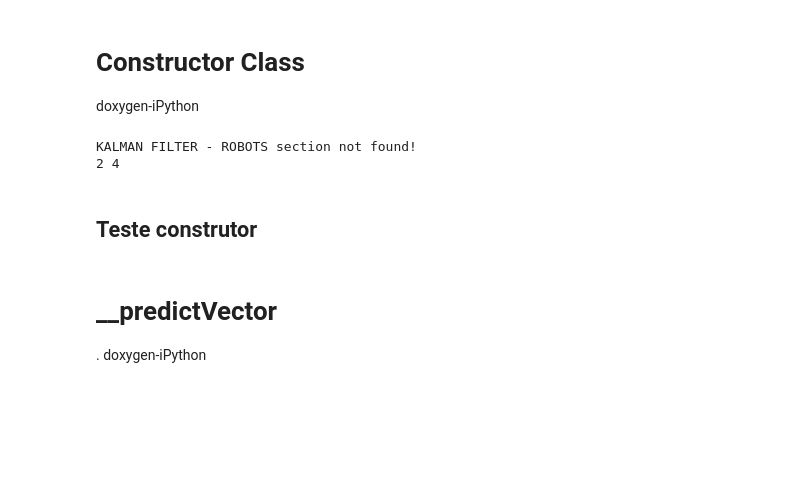
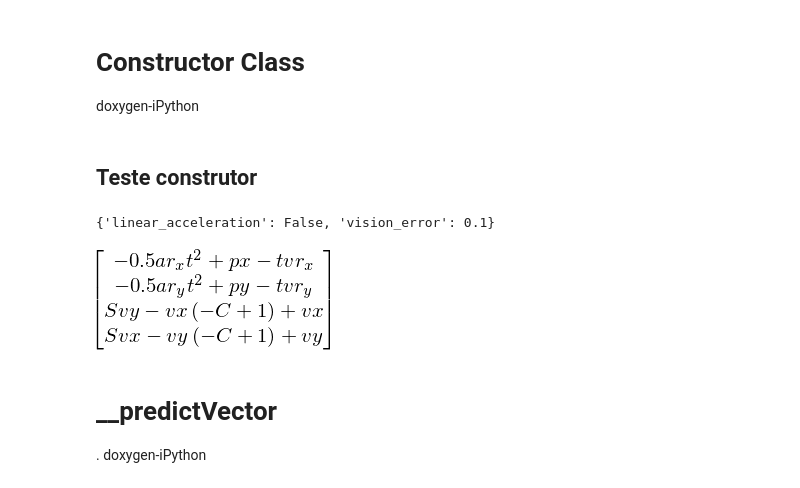
Before and after one commit to RoboFEI/RoboFEI-HT_2019, a Jupyter notebook: AI/Visual_Memory/Workbench/iPython/Robots.ipynb, the cells around one changed output. Drawn from its saved outputs; the diff is of its cells as text; code cells hidden in the pictures; blank space fills up the shorter version.

```diff
--- a/AI/Visual_Memory/Workbench/iPython/Robots.ipynb
+++ b/AI/Visual_Memory/Workbench/iPython/Robots.ipynb
@@ -175,26 +182,23 @@ pos = [0, 0] #debug-iPython
 #ini-tab -> Criando construtor
 # Instantiating constructor for inherited class.
 #edes-iPython super(Robots, self).__init__(s, "Robots")
-kalman = BasicThread(s, "Robots")
+self = BasicThread(s, "Robots")
 
 __posdata = pos
 
 # Creating characteristic variables for Robots and reading.
 #des-iPython _parameters.update({ })
 #ini-iPython
-kalman.parameters.update({ })
+self.parameters.update({ })
 #end-iPython
 #edes-iPython _parameters = _conf.readVariables(_parameters)
-kalman.parameters = kalman._conf.readVariables(kalman.parameters)
+self.parameters = self._conf.readVariables(self.parameters)
 
 reset( )
 
 __listfunction = [ ]
 
 #des-iPython self.start( )
-# %% [output]
-KALMAN FILTER - ROBOTS section not found!
-2 4
 # %%
 #end-tab -> Finalizando construtor
 # %%
@@ -202,21 +206,24 @@ KALMAN FILTER - ROBOTS section not found!
 # %% [markdown]
 ## Teste construtor
 # %%
-kalman._end( )
-print kalman.parameters
+self._end( )
+print self.parameters
 
 vrx, vry, arx, ary = sym.symbols("vr_x vr_y ar_x ar_y")
 
 __u = sym.Matrix([
     [vrx],
     [vry],
     [arx],
     [ary],
     [1],
 ])
 
-kalman.B*__u
+self.B*__u
 #end-iPython
+# %% [output]
+{'linear_acceleration': False, 'vision_error': 0.1}
+[figure, added]
 # %% [markdown]
 # __predictVector
 .
```
Also changed, not shown: parts of 24 cells of this notebook, 5 other files.
